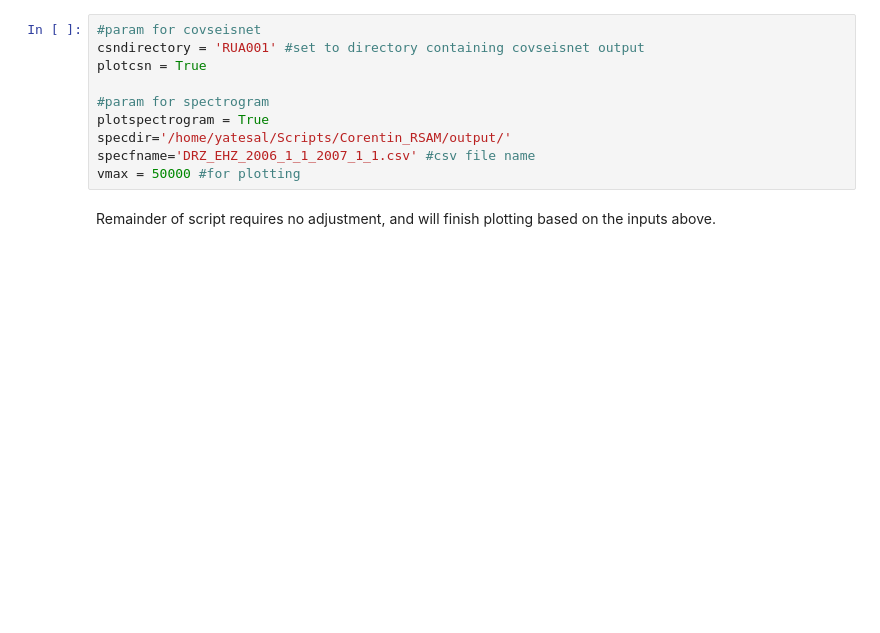
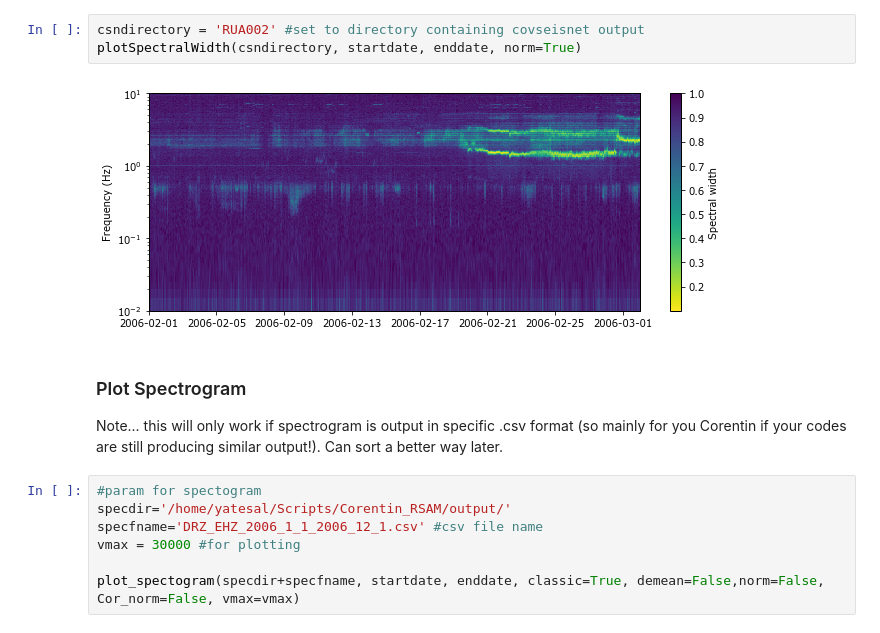
Before and after one commit to asyates/covseisnet_ASY, a Jupyter notebook: SNR_plots_example.ipynb, the cells around one changed output. Cells and saved outputs as stored; diff of their text form; blank space fills up the shorter version.

```diff
--- a/SNR_plots_example.ipynb
+++ b/SNR_plots_example.ipynb
@@ -33,12 +61,16 @@ Similarly, if you want to plot a spectrogram too (using boolean also), you need
+# %%
+csndirectory = 'RUA002' #set to directory containing covseisnet output
+plotSpectralWidth(csndirectory, startdate, enddate, norm=True)
+# %% [output]
+[figure, added]
+# %% [markdown]
+<h3> Plot Spectrogram </h3>
+
+Note... this will only work if spectrogram is output in specific .csv format (so mainly for you Corentin if your codes are still producing similar output!). Can sort a better way later.
 # %%
-#param for covseisnet
-csndirectory = 'RUA001' #set to directory containing covseisnet output
-plotcsn = True
+#param for spectogram
+specdir='/home/yatesal/Scripts/Corentin_RSAM/output/'
+specfname='DRZ_EHZ_2006_1_1_2006_12_1.csv' #csv file name
+vmax = 30000 #for plotting
 
-#param for spectrogram
-plotspectrogram = True
-specdir='/home/yatesal/Scripts/Corentin_RSAM/output/'
-specfname='DRZ_EHZ_2006_1_1_2007_1_1.csv' #csv file name
-vmax = 50000 #for plotting
+plot_spectogram(specdir+specfname, startdate, enddate, classic=True, demean=False,norm=False, Cor_norm=False, vmax=vmax)
-# %% [markdown]
-Remainder of script requires no adjustment, and will finish plotting based on the inputs above.
```
Also changed, not shown: parts of 21 cells of this notebook.
